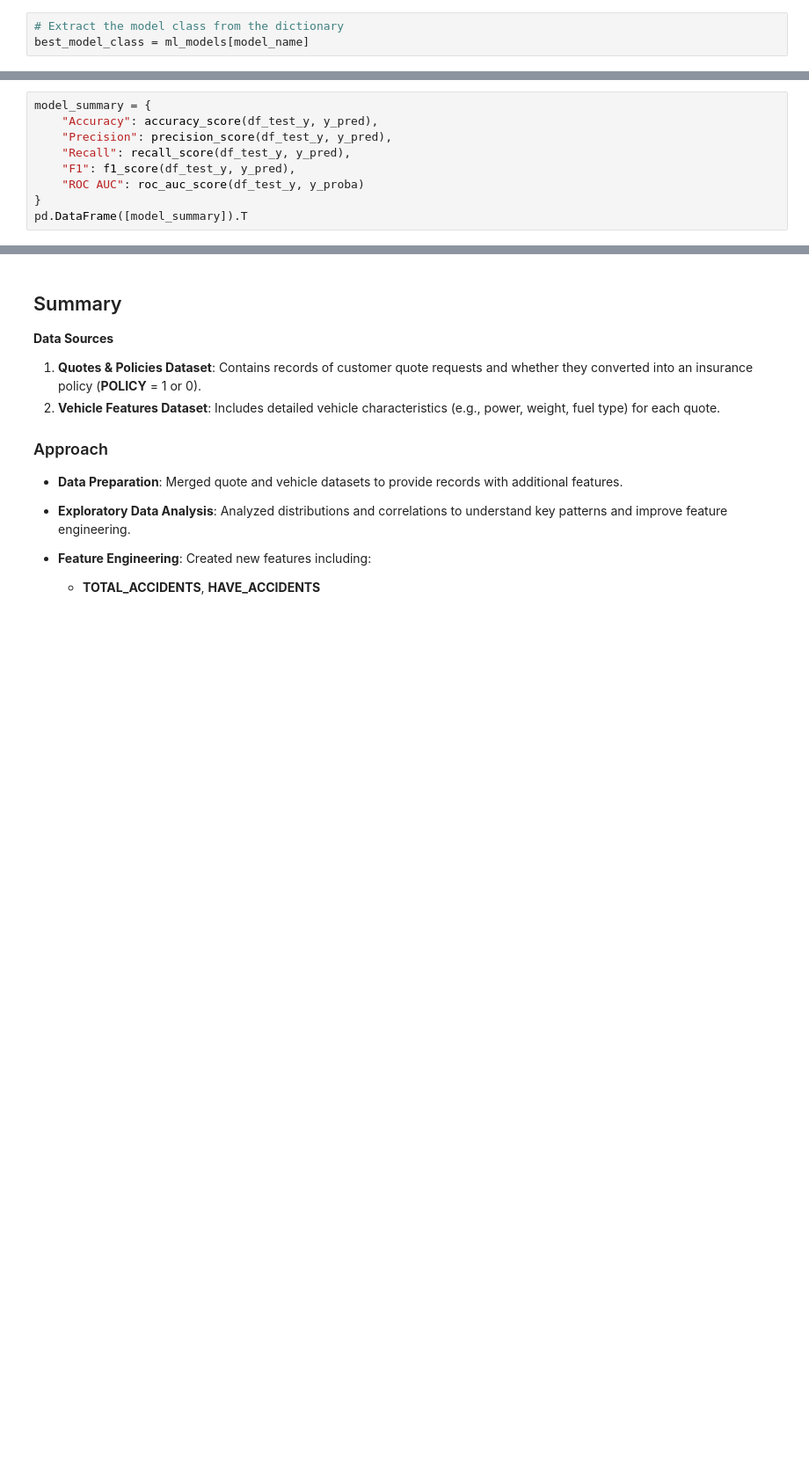
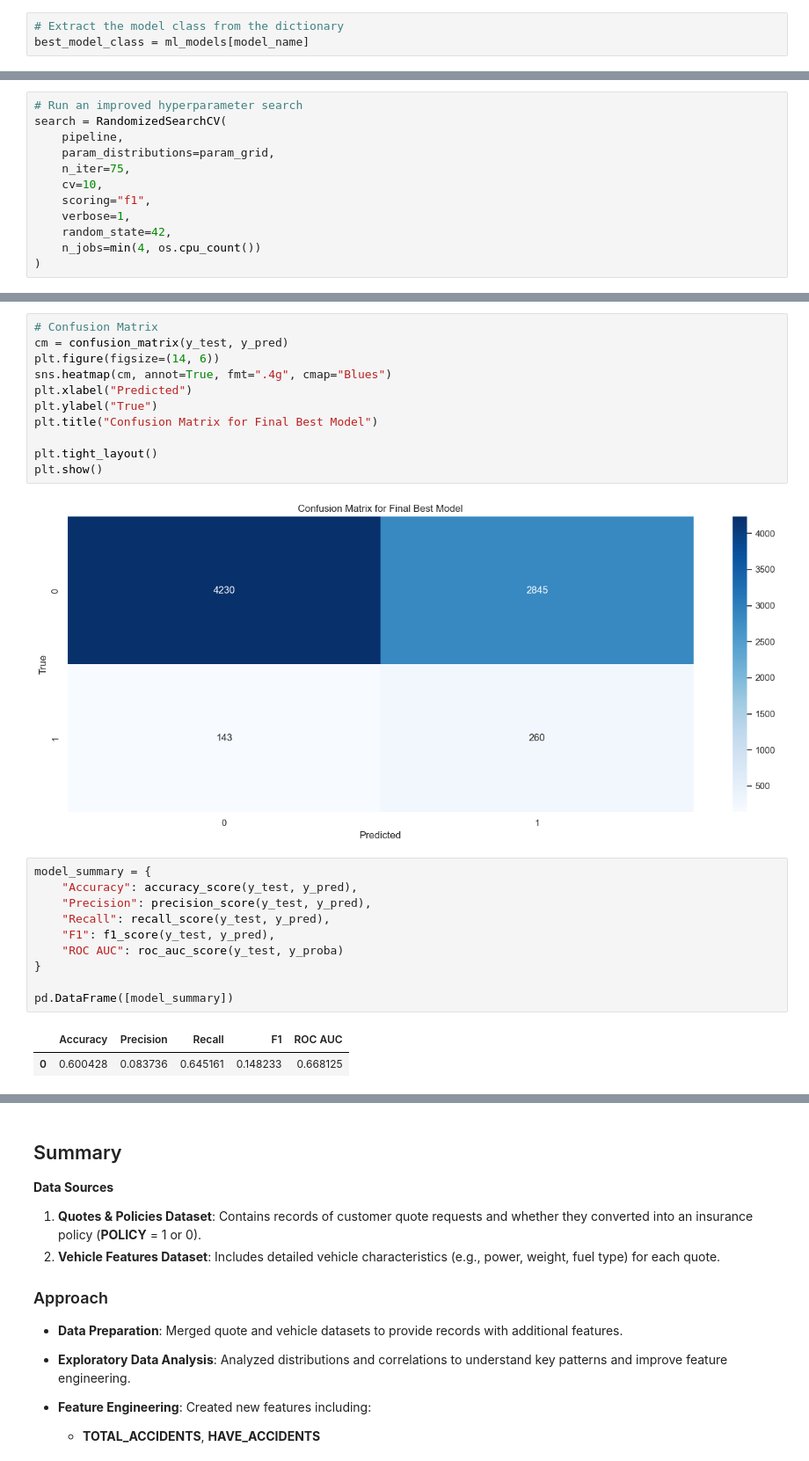
Before and after one commit to Riciokzz/motor-insurance-conversion, a Jupyter notebook: Motor Insurance Conversion Modelling.ipynb, the cells around one changed output, grey strips where cells are left out. Shown at 88% size. Saved outputs shown, nothing was run; the diff lists cells and outputs as text; blank space fills up the shorter version.

```diff
--- a/Motor Insurance Conversion Modelling.ipynb
+++ b/Motor Insurance Conversion Modelling.ipynb
@@ -925,0 +921,12 @@ plt.show()
+# %%
+# Run an improved hyperparameter search
+search = RandomizedSearchCV(
+    pipeline,
+    param_distributions=param_grid,
+    n_iter=75,
+    cv=10,
+    scoring="f1",
+    verbose=1,
+    random_state=42,
+    n_jobs=min(4, os.cpu_count())
+)
@@ -926,9 +994,26 @@ plt.show()
+# %%
+# Confusion Matrix
+cm = confusion_matrix(y_test, y_pred)
+plt.figure(figsize=(14, 6))
+sns.heatmap(cm, annot=True, fmt=".4g", cmap="Blues")
+plt.xlabel("Predicted")
+plt.ylabel("True")
+plt.title("Confusion Matrix for Final Best Model")
+
+plt.tight_layout()
+plt.show()
+# %% [output]
+[figure, added]
 # %%
 model_summary = {
-    "Accuracy": accuracy_score(df_test_y, y_pred),
-    "Precision": precision_score(df_test_y, y_pred),
-    "Recall": recall_score(df_test_y, y_pred),
-    "F1": f1_score(df_test_y, y_pred),
-    "ROC AUC": roc_auc_score(df_test_y, y_proba)
+    "Accuracy": accuracy_score(y_test, y_pred),
+    "Precision": precision_score(y_test, y_pred),
+    "Recall": recall_score(y_test, y_pred),
+    "F1": f1_score(y_test, y_pred),
+    "ROC AUC": roc_auc_score(y_test, y_proba)
 }
-pd.DataFrame([model_summary]).T
+
+pd.DataFrame([model_summary])
+# %% [output]
+|  | Accuracy | Precision | Recall | F1 | ROC AUC |
+| 0 | 0.600428 | 0.083736 | 0.645161 | 0.148233 | 0.668125 |
```
Also changed, not shown: parts of 32 cells of this notebook, 5 other files.
